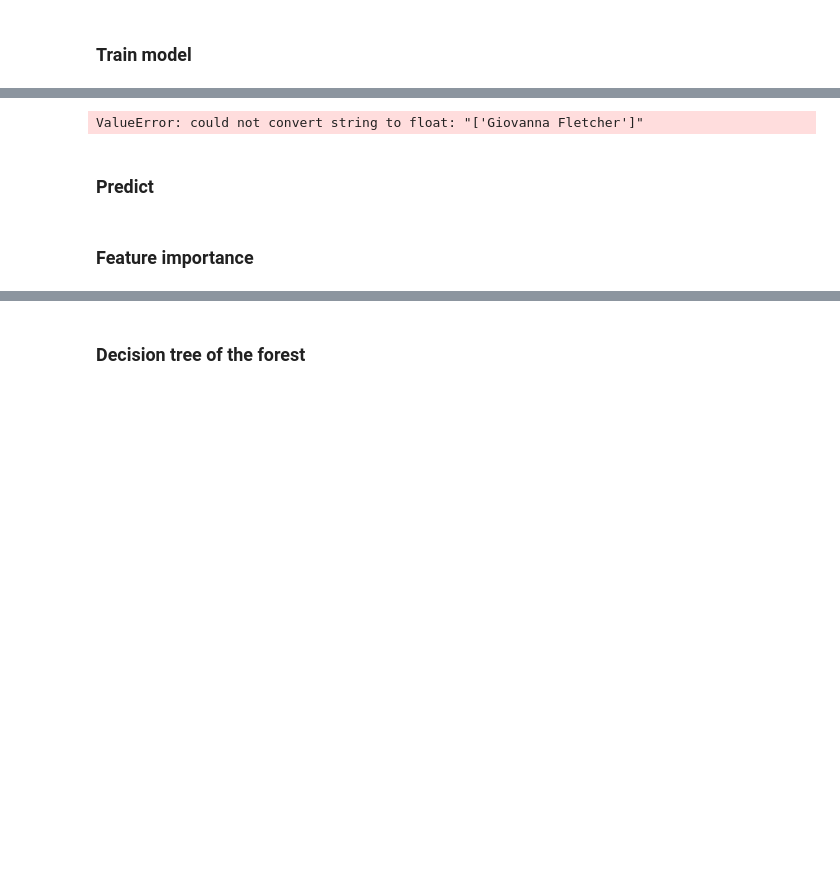
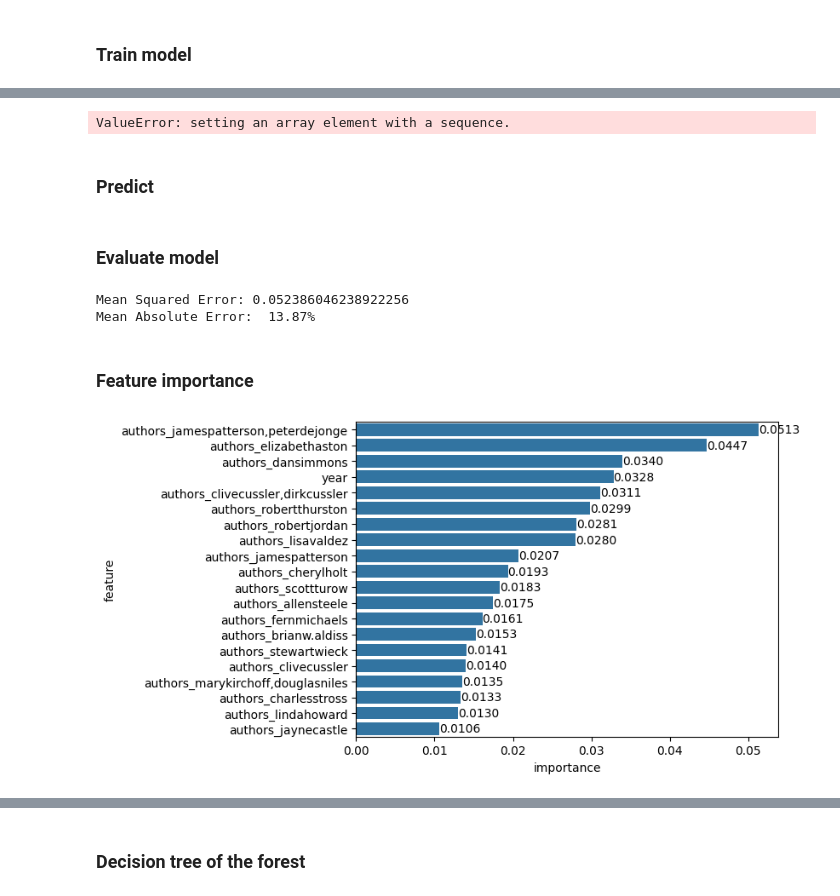
Before and after one commit to MargheSerena/Group-project, a Jupyter notebook: 03 ML set up_MF.ipynb, the cells around one changed output, grey strips where cells are left out. Drawn from its saved outputs; the diff is of its cells as text; code cells hidden in the pictures; blank space fills up the shorter version.

Commit message:
SVR and RF set up but with errors

```diff
--- a/03 ML set up_MF.ipynb
+++ b/03 ML set up_MF.ipynb
@@ -159,3 +225,6 @@ dtype: int64
+# %%
+for feature in features:
+    df = pd.get_dummies(df, columns = [feature])
 # %% [markdown]
 ### Clean data
 Most of the cleaning is done in '02 Consolidate books dataset':
@@ -251,3 +331,8 @@ Note: you may need to restart the kernel to use updated packages.
 rf = RandomForestRegressor()
 # %% [markdown]
 ### Train model
+# %%
+x_df = pd.DataFrame({
+    "baseline": {'train': X_baseline_train, 'test': X_baseline_test, 'predictions' : None, 'MAE': None, 'MSE' : None},
+    "book_covers" : {'train': X_images_train, 'test': X_images_test,  'predictions' : None, 'MAE': None, 'MSE' : None}}).transpose()
+x_df
@@ -253,0 +343,27 @@ rf = RandomForestRegressor()
+# %%
+for i, model in x_df.iterrows():
+    print(i)
+
+    # Train dataset
+    rf.fit(x_df.loc[i, 'train'], y_wr_train)
+    print("fit done")
+
+
+    # Calculate predictions
+    y_wr_pred = rf.predict(x_df.loc[i, 'test'])
+    print("predictions done")
+
+    # Calculate MAE and MSE
+    mse = mean_squared_error(y_wr_test, y_wr_pred)
+    mae = mean_absolute_error(y_wr_test, y_wr_pred)
+
+    # Print MAE and MSE
+    print("Mean Squared Error:", mse)
+    print(f"Mean Absolute Error: {mae: .2%}")
+
+    # Store predictions
+    x_df.loc[i, 'predictions'] = y_wr_pred
+    x_df.loc[i, 'MAE'] = mae
+    x_df.loc[i, 'MSE'] = mse
+    print("results stored")
+    print("")
@@ -254,8 +380,8 @@ rf = RandomForestRegressor()
 # %%
 # Fit data
-rf.fit(X_baseline_train, y_avg_r_test)
+rf.fit(X_images_train, y_wr_train)
 # %% [output]
-ValueError: could not convert string to float: "['Giovanna Fletcher']"
+ValueError: setting an array element with a sequence.
 # %% [markdown]
 ### Predict
 # %%
@@ -264,20 +390,38 @@ rf_pred = rf.predict(X_test)
+# %% [markdown]
+### Evaluate model
+# %%
+from sklearn.metrics import mean_squared_error
+from sklearn.metrics import mean_absolute_error
+
+# Assuming y_true are the true target values and y_pred are the predicted values by your model
+mse = mean_squared_error(y_wr_test, y_wr_pred)
+mae = mean_absolute_error(y_wr_test, y_wr_pred)
+
+print("Mean Squared Error:", mse)
+print(f"Mean Absolute Error: {mae: .2%}")
+# %% [output]
+Mean Squared Error: 0.052386046238922256
+Mean Absolute Error:  13.87%
 # %% [markdown]
 ### Feature importance
 # %%
 # Display the feature importance.
 
 # get importance of features and assign names
 rf_importances = rf.feature_importances_
-rf_importances = pd.DataFrame({'feature':X.columns, 'importance': rf_importances})
+rf_importances = pd.DataFrame({'feature':X_baseline_test.columns, 'importance': rf_importances})
 # sort dataset by importance
 rf_importances = rf_importances.sort_values(by = 'importance', ascending = False)
+rf_importances = rf_importances.head(20)
 
 # Draw chart
 ax = sns.barplot(
     data = rf_importances,
     x = 'importance',
     y = 'feature'
 )
 
 for index, value in enumerate(rf_importances['importance']):
     ax.text(value, index, f'{value:.4f}', ha='left', va='center', fontsize=10)
+# %% [output]
+[figure, added]
```
Also changed, not shown: parts of 24 cells of this notebook.
